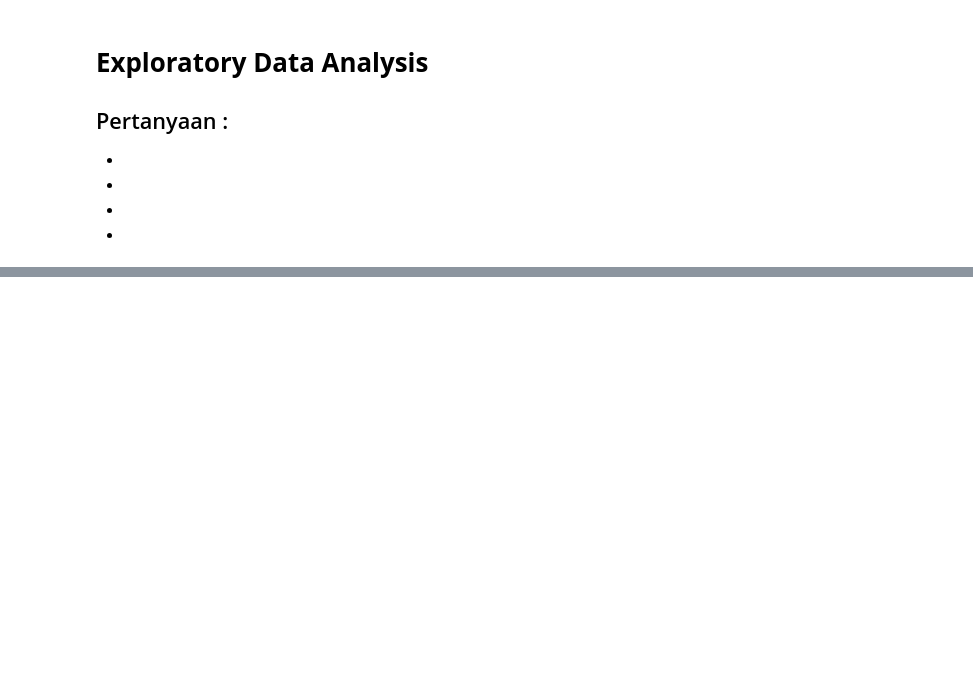
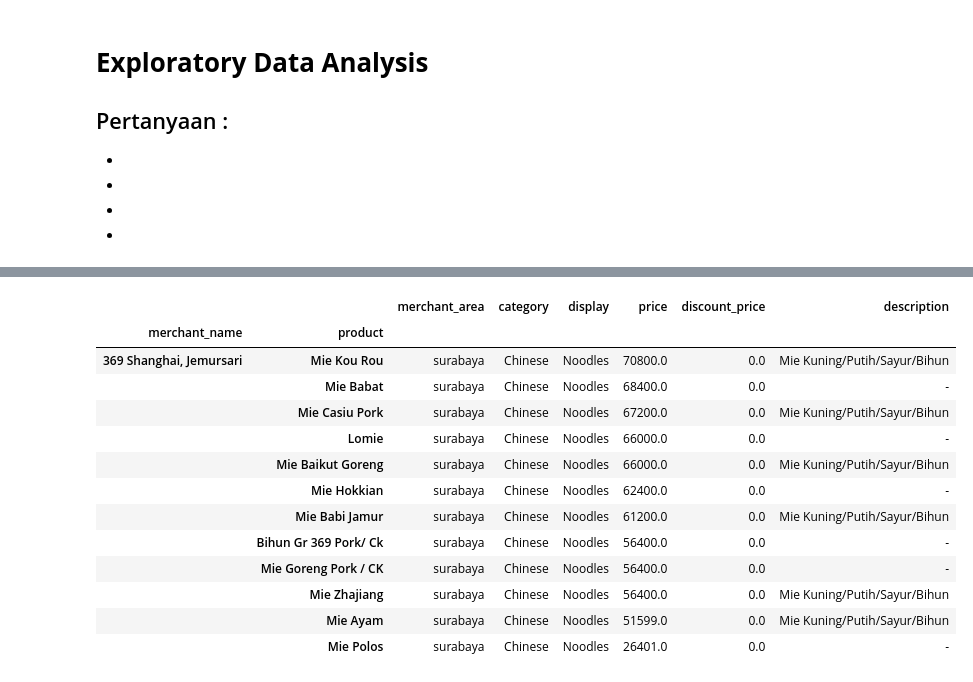
Before and after one commit to Edy-Mochamad/project-analyst-gofood, a Jupyter notebook: notebook.ipynb, the cells around one changed output, grey strips where cells are left out. Cells and saved outputs as stored; diff of their text form; code cells hidden in the pictures; blank space fills up the shorter version.

Commit message:
Filtering data merchant name

```diff
--- a/notebook.ipynb
+++ b/notebook.ipynb
@@ -168,0 +215,20 @@ Pertanyaan :
+# %%
+gf_merchant_name = gf[gf['merchant_name'].str.contains('369 Shanghai, Jemursari')]
+
+gf_3 = gf_merchant_name[gf_merchant_name['display'].str.contains('Noodles')]
+gf_3.groupby(['merchant_name', 'product']).sum().sort_values(by = 'price', ascending = False).head(30)
+# %% [output]
+|  |  | merchant_area | category | display | price | discount_price | description |
+| merchant_name | product |  |  |  |  |  |  |
+| 369 Shanghai, Jemursari | Mie Kou Rou | surabaya | Chinese | Noodles | 70800.0 | 0.0 | Mie Kuning/Putih/Sayur/Bihun |
+|  | Mie Babat | surabaya | Chinese | Noodles | 68400.0 | 0.0 | - |
+|  | Mie Casiu Pork | surabaya | Chinese | Noodles | 67200.0 | 0.0 | Mie Kuning/Putih/Sayur/Bihun |
+|  | Lomie | surabaya | Chinese | Noodles | 66000.0 | 0.0 | - |
+|  | Mie Baikut Goreng | surabaya | Chinese | Noodles | 66000.0 | 0.0 | Mie Kuning/Putih/Sayur/Bihun |
+|  | Mie Hokkian | surabaya | Chinese | Noodles | 62400.0 | 0.0 | - |
+|  | Mie Babi Jamur | surabaya | Chinese | Noodles | 61200.0 | 0.0 | Mie Kuning/Putih/Sayur/Bihun |
+|  | Bihun Gr 369 Pork/ Ck | surabaya | Chinese | Noodles | 56400.0 | 0.0 | - |
+|  | Mie Goreng Pork / CK | surabaya | Chinese | Noodles | 56400.0 | 0.0 | - |
+|  | Mie Zhajiang | surabaya | Chinese | Noodles | 56400.0 | 0.0 | Mie Kuning/Putih/Sayur/Bihun |
+|  | Mie Ayam | surabaya | Chinese | Noodles | 51599.0 | 0.0 | Mie Kuning/Putih/Sayur/Bihun |
+|  | Mie Polos | surabaya | Chinese | Noodles | 26401.0 | 0.0 | - |
```
Also changed, not shown: parts of 3 cells of this notebook.
